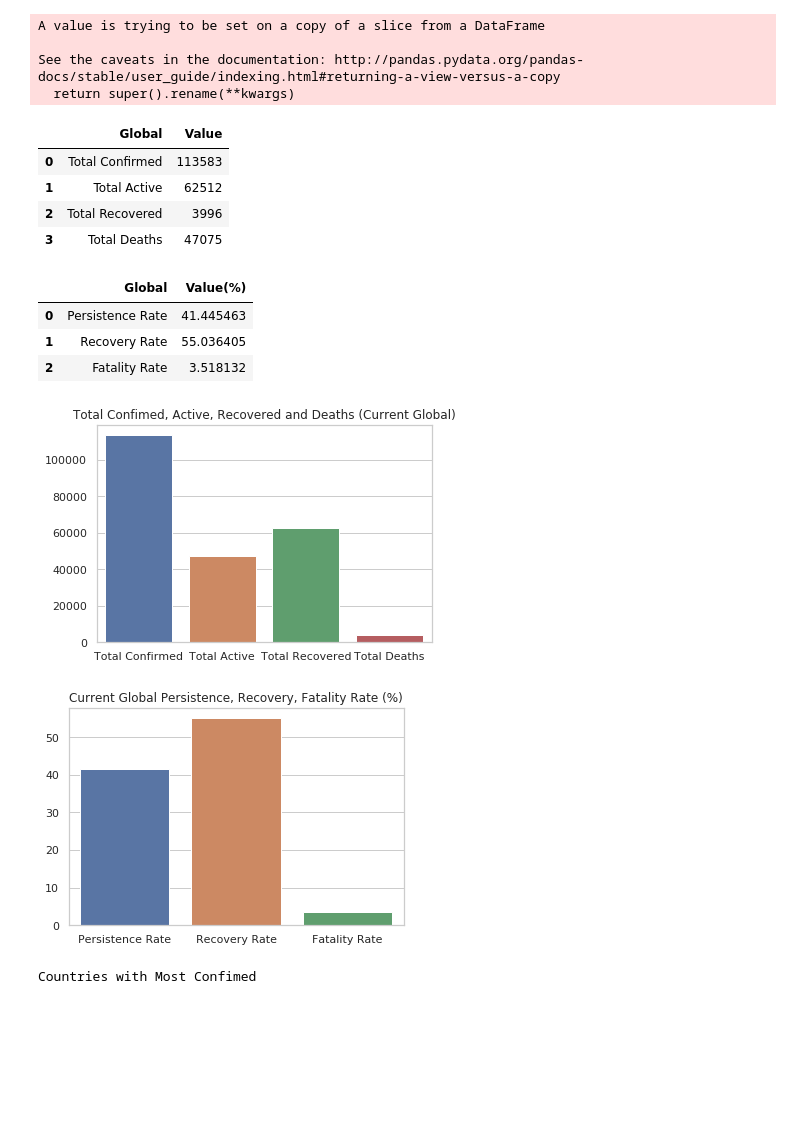
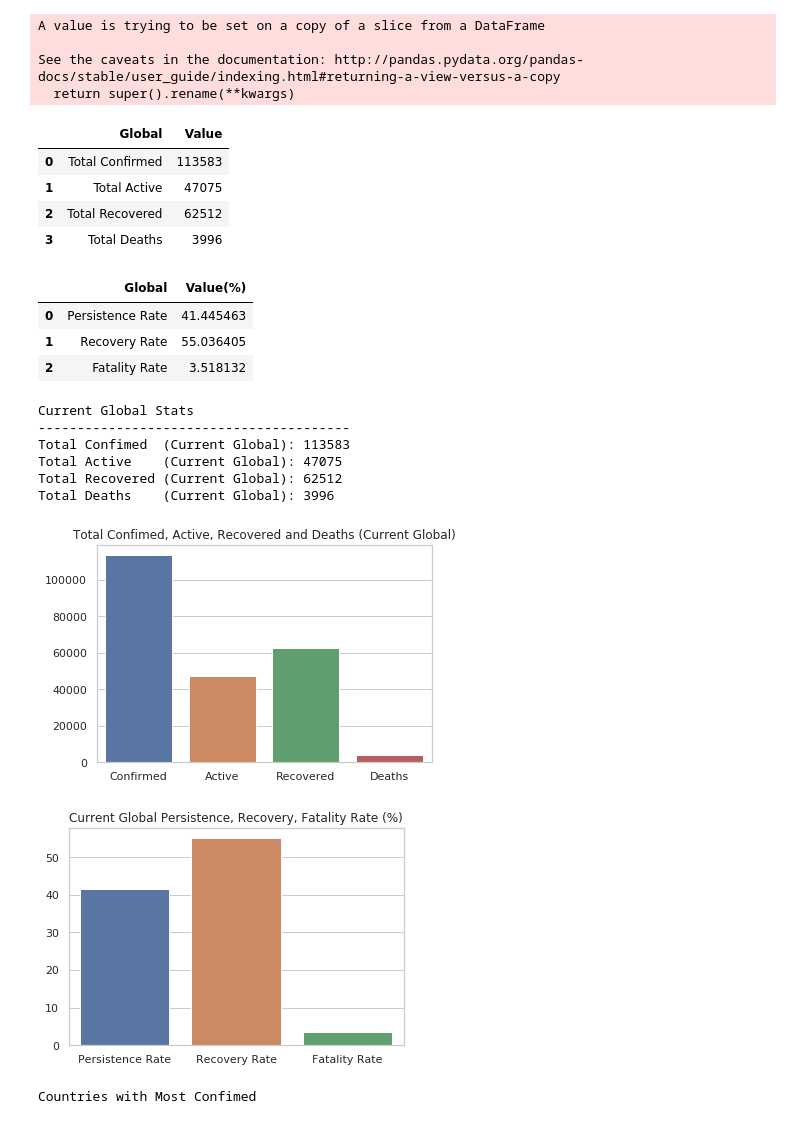
Before and after one commit to anjanatiha/COVID-19, a Jupyter notebook: Code and Analysis/corona-virus-exploratory-analysis-and-modeling.ipynb, the cells around one changed output. Drawn from its saved outputs; the diff is of its cells as text; code cells hidden in the pictures; blank space fills up the shorter version.

```diff
--- a/Code and Analysis/corona-virus-exploratory-analysis-and-modeling.ipynb
+++ b/Code and Analysis/corona-virus-exploratory-analysis-and-modeling.ipynb
@@ -275,17 +275,17 @@ global_recovery_rate = (total_recover / total_confirm) * 100
 global_fatality_rate = (total_death / total_confirm) * 100
 # %%
 m_sum = {"Total Confirmed": total_confirm,
-         "Total Active"   : total_recover,
-         "Total Recovered": total_death,
-         "Total Deaths"   : total_active}
+         "Total Active"   : total_active,
+         "Total Recovered": total_recover,
+         "Total Deaths"   : total_death}
 
 pd.DataFrame(m_sum.items(), columns=['Global', 'Value'])
 # %% [output]
 |  | Global | Value |
 | 0 | Total Confirmed | 113583 |
-| 1 | Total Active | 62512 |
-| 2 | Total Recovered | 3996 |
-| 3 | Total Deaths | 47075 |
+| 1 | Total Active | 47075 |
+| 2 | Total Recovered | 62512 |
+| 3 | Total Deaths | 3996 |
 # %%
 m_rate = {"Persistence Rate": global_persistence_rate,
           "Recovery Rate"   : global_recovery_rate,
@@ -311,27 +301,41 @@ show(p)
+# %%
+print("Current Global Stats")
+print("-"*40)
+print("Total Confimed  (Current Global): %d" % (total_confirm))
+print("Total Active    (Current Global): %d" % (total_active))
+print("Total Recovered (Current Global): %d" % (total_recover))
+print("Total Deaths    (Current Global): %d" % (total_death))
+# %% [output]
+Current Global Stats
+----------------------------------------
+Total Confimed  (Current Global): 113583
+Total Active    (Current Global): 47075
+Total Recovered (Current Global): 62512
+Total Deaths    (Current Global): 3996
 # %%
 sns.set(style="whitegrid")
 
 data = [total_confirm, total_active, total_recover, total_death]
-labels = ["Total Confirmed", "Total Active", "Total Recovered", "Total Deaths"]
+labels = ["Confirmed", "Active", "Recovered", "Deaths"]
 
 title = "Total Confimed, Active, Recovered and Deaths (Current Global)"
 
 
 sns.barplot(x=labels, y=data)
 plt.title(title)
 plt.show()
 
 
 data = [global_persistence_rate, global_recovery_rate, global_fatality_rate]
 labels = ["Persistence Rate", "Recovery Rate", "Fatality Rate"]
 
 title = "Current Global Persistence, Recovery, Fatality Rate (%)"
 
 sns.barplot(x=labels, y=data)
 plt.title(title)
 plt.show()
 # %% [output]
-[figure, old version]
+[figure, new version]
 [figure]
 # %%
 max_row = 13
```
Also changed, not shown: parts of 2 cells of this notebook.
